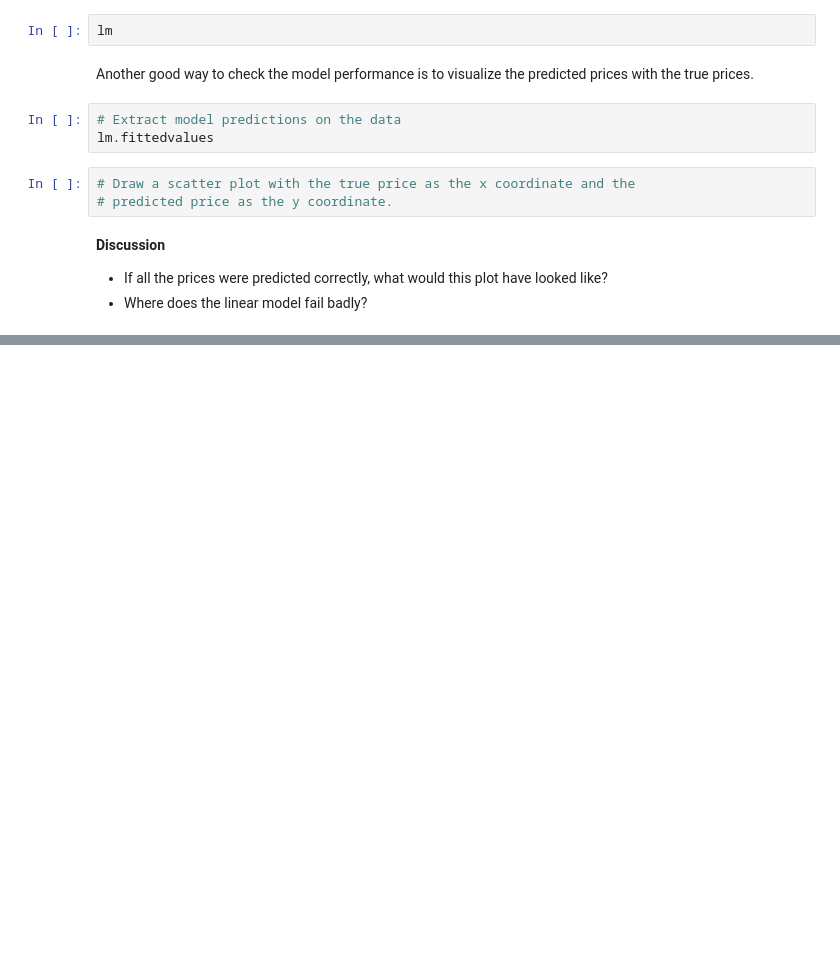
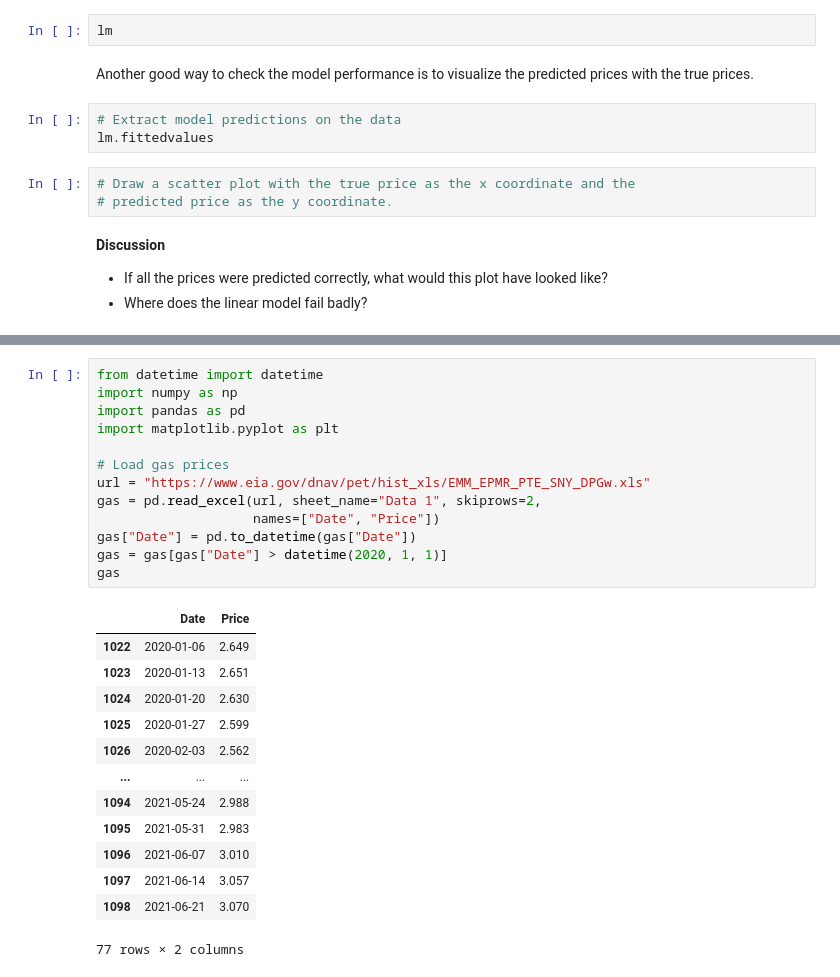
Before and after one commit to LiangZhaoCUNY/Modeling, a Jupyter notebook: Session06_LinearRegression.ipynb, the cells around one changed output, grey strips where cells are left out. Drawn from its saved outputs; the diff is of its cells as text; blank space fills up the shorter version.

```diff
--- a/Session06_LinearRegression.ipynb
+++ b/Session06_LinearRegression.ipynb
@@ -359,0 +429,27 @@ Suppose that you are designing a next-generation smart air-conditioning system f
+# %%
+from datetime import datetime
+import numpy as np
+import pandas as pd
+import matplotlib.pyplot as plt
+
+# Load gas prices
+url = "https://www.eia.gov/dnav/pet/hist_xls/EMM_EPMR_PTE_SNY_DPGw.xls"
+gas = pd.read_excel(url, sheet_name="Data 1", skiprows=2,
+                    names=["Date", "Price"])
+gas["Date"] = pd.to_datetime(gas["Date"])
+gas = gas[gas["Date"] > datetime(2020, 1, 1)]
+gas
+# %% [output]
+|  | Date | Price |
+| 1022 | 2020-01-06 | 2.649 |
+| 1023 | 2020-01-13 | 2.651 |
+| 1024 | 2020-01-20 | 2.630 |
+| 1025 | 2020-01-27 | 2.599 |
+| 1026 | 2020-02-03 | 2.562 |
+| ... | ... | ... |
+| 1094 | 2021-05-24 | 2.988 |
+| 1095 | 2021-05-31 | 2.983 |
+| 1096 | 2021-06-07 | 3.010 |
+| 1097 | 2021-06-14 | 3.057 |
+| 1098 | 2021-06-21 | 3.070 |
+77 rows × 2 columns
```
Also changed, not shown: parts of 16 cells of this notebook.
